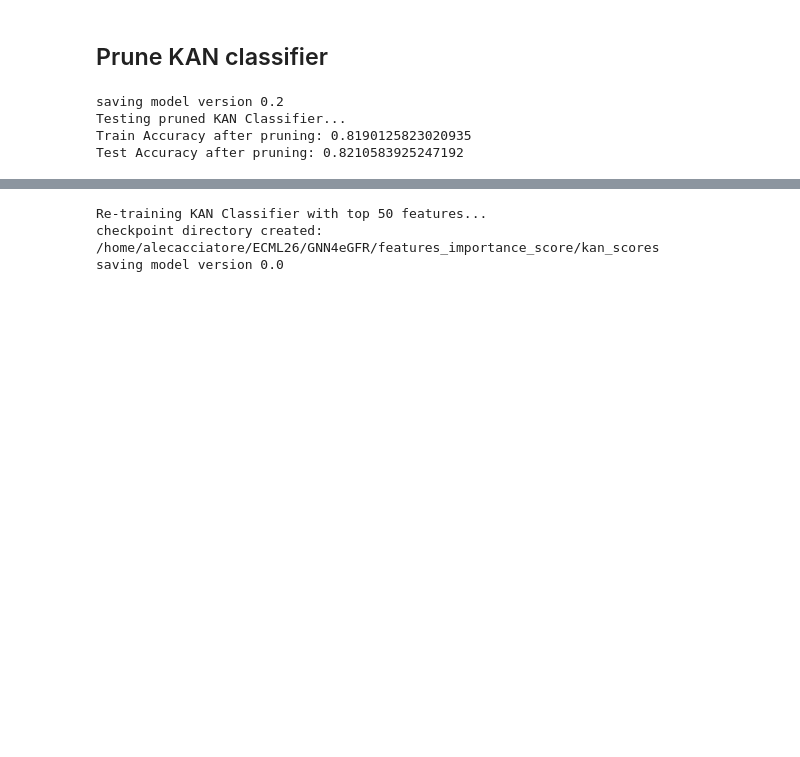
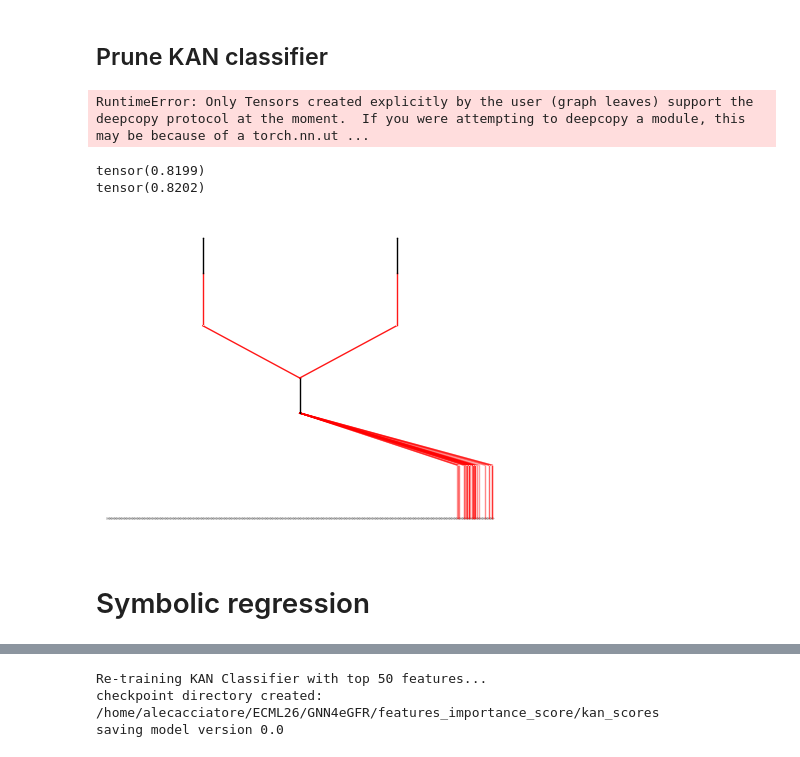
Before and after one commit to geronimaw/GNN4eGFR, a Jupyter notebook: features_importance_score/main_kan.ipynb, the cells around one changed output, grey strips where cells are left out. Saved outputs shown, nothing was run; the diff lists cells and outputs as text; code cells hidden in the pictures; blank space fills up the shorter version.

Commit message:
Add symbolic regression for KAN

```diff
--- a/features_importance_score/main_kan.ipynb
+++ b/features_importance_score/main_kan.ipynb
@@ -112,15 +167,51 @@ Final Test Accuracy: 0.8211
 # %% [markdown]
 ## Prune KAN classifier
 # %%
-# prune the network
-kan_classifier.prune()
+import copy
 
-# test the pruned network
-print("Testing pruned KAN Classifier...")
-print("Train Accuracy after pruning:", train_acc().item())
-print("Test Accuracy after pruning:", test_acc().item())
+node_th = 1e-2
+edge_th = 1e-2
+pruned_test_acc = test_acc()
+pruned_test_acc_old = 0
+
+kan_pruned_ = copy.deepcopy(kan_classifier)
+
+for incr in [1e-2, 1e-3, 1e-4]:
+    print("Increasing thresholds by", incr)
+    start = True
+    while start:
+        print(f"Pruning with node_th {node_th:.4f} and edge_th {edge_th:.4f}...")
+
+        # prune the network
+        kan_pruned_ = kan_pruned_.prune(node_th=node_th, edge_th=edge_th)
+
+        # test the pruned network
+        pruned_train_acc = torch.mean((torch.argmax(kan_pruned_(train_data_classif['train_input']), dim=1) == train_data_classif['train_label']).type(torch.float32))
+        pruned_test_acc_ = torch.mean((torch.argmax(kan_pruned_(train_data_classif['test_input']), dim=1) == train_data_classif['test_label']).type(torch.float32))
+
+        print(f"\tCurrent train accuracy {pruned_train_acc:.2f} ({pruned_train_acc/train_acc()*100:.2f} of initial value)")
+        print(f"\tCurrent test accuracy {pruned_test_acc_:.2f} ({pruned_test_acc_/test_acc()*100:.2f} of initial value)\n")
+
+        if pruned_test_acc_ / test_acc() >= 0.96:
+            node_th += incr
+            edge_th += incr
+            pruned_test_acc_old = pruned_test_acc_
+            pruned_test_acc = pruned_test_acc_
+            kan_pruned = kan_pruned_
+        else:
+            pruned_test_acc_old = pruned_test_acc_old
+            start = False
 # %% [output]
-saving model version 0.2
-Testing pruned KAN Classifier...
-Train Accuracy after pruning: 0.8190125823020935
-Test Accuracy after pruning: 0.8210583925247192
+RuntimeError: Only Tensors created explicitly by the user (graph leaves) support the deepcopy protocol at the moment.  If you were attempting to deepcopy a module, this may be because of a torch.nn.ut ...
+# %%
+print(torch.mean((torch.argmax(kan_pruned(train_data_classif['train_input']), dim=1) == train_data_classif['train_label']).type(torch.float32)))
+print(torch.mean((torch.argmax(kan_pruned(train_data_classif['test_input']), dim=1) == train_data_classif['test_label']).type(torch.float32)))
+# %% [output]
+tensor(0.8199)
+tensor(0.8202)
+# %%
+kan_pruned.plot()
+# %% [output]
+[figure, added]
+# %% [markdown]
+# Symbolic regression
```
Also changed, not shown: parts of 14 cells of this notebook, 36 other files.
